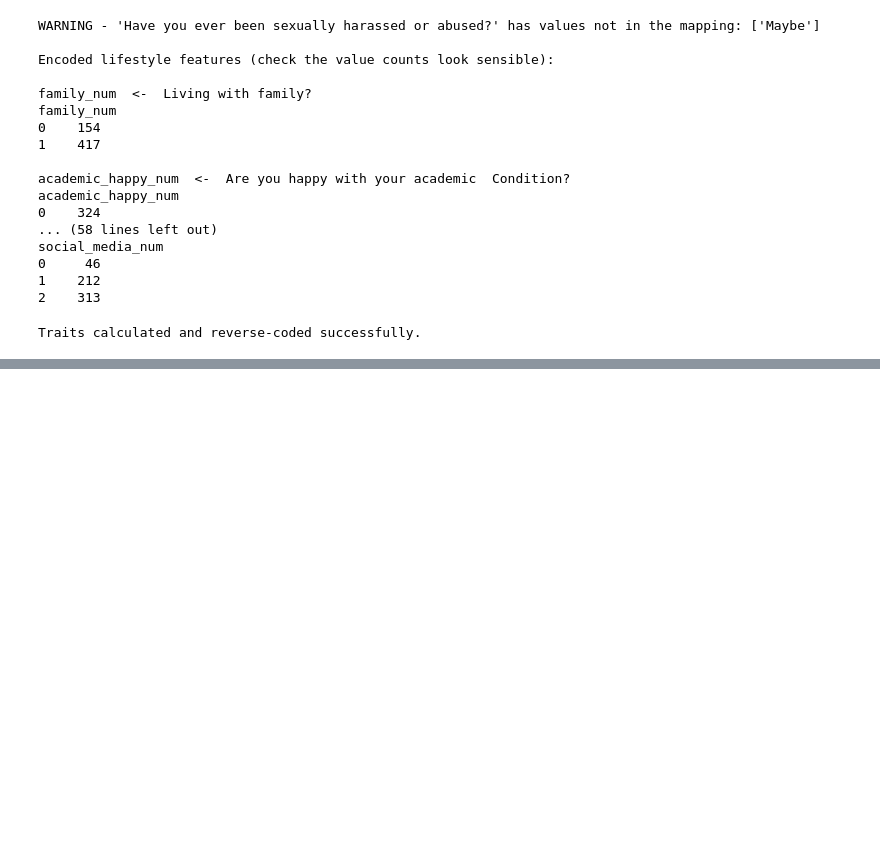
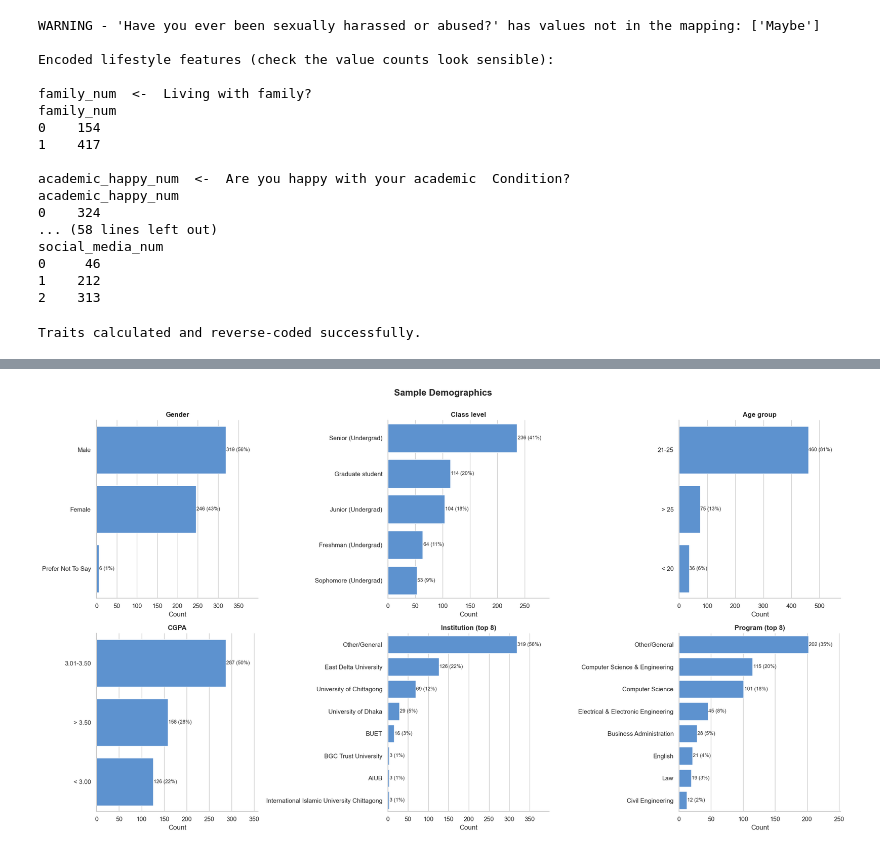
Before and after one commit to Machine-Learning-CSC1169-Group-Project/bangladesh_dataset, a Jupyter notebook: Swetha/Modelss.ipynb, the cells around one changed output, grey strips where cells are left out. Saved outputs shown, nothing was run; the diff lists cells and outputs as text; code cells hidden in the pictures; blank space fills up the shorter version.

```diff
--- a/Swetha/Modelss.ipynb
+++ b/Swetha/Modelss.ipynb
@@ -675,0 +810,32 @@ CLASSIFICATION PERFORMANCE METRICS
+# %%
+## 4 demographics
+
+demo_df = pd.DataFrame({
+    'Gender': df['Your gender'].apply(clean_text).str.title(),
+    'Class level': df['Your current class level is'],
+    'Age group': df['Your current age'],
+    'CGPA': df['Your CGPA'],
+    'Institution': df['Institution_Cleaned'],
+    'Program': df['Program_Cleaned'],
+})
+
+fig, axes = plt.subplots(2, 3, figsize=(20, 11))
+for ax, col in zip(axes.flat, demo_df.columns):
+    counts = demo_df[col].value_counts()
+    if len(counts) > 8:                      # keep long categories readable
+        counts = counts.head(8)
+        ax.set_title(f"{col} (top 8)", weight='bold')
+    else:
+        ax.set_title(col, weight='bold')
+    sns.barplot(y=counts.index, x=counts.values, color=PALETTE['blue'], ax=ax)
+    for i, v in enumerate(counts.values):
+        ax.text(v + 1, i, f"{v} ({v/len(df)*100:.0f}%)", va='center', fontsize=9)
+    ax.set_xlim(0, counts.max() * 1.25)
+    ax.set_xlabel("Count"); ax.set_ylabel("")
+
+fig.suptitle("Sample Demographics", fontsize=16, weight='bold', y=1.0)
+sns.despine()
+plt.tight_layout()
+plt.show()
+# %% [output]
+[figure, added]
```
Also changed, not shown: parts of 16 cells of this notebook, 2 other files.
